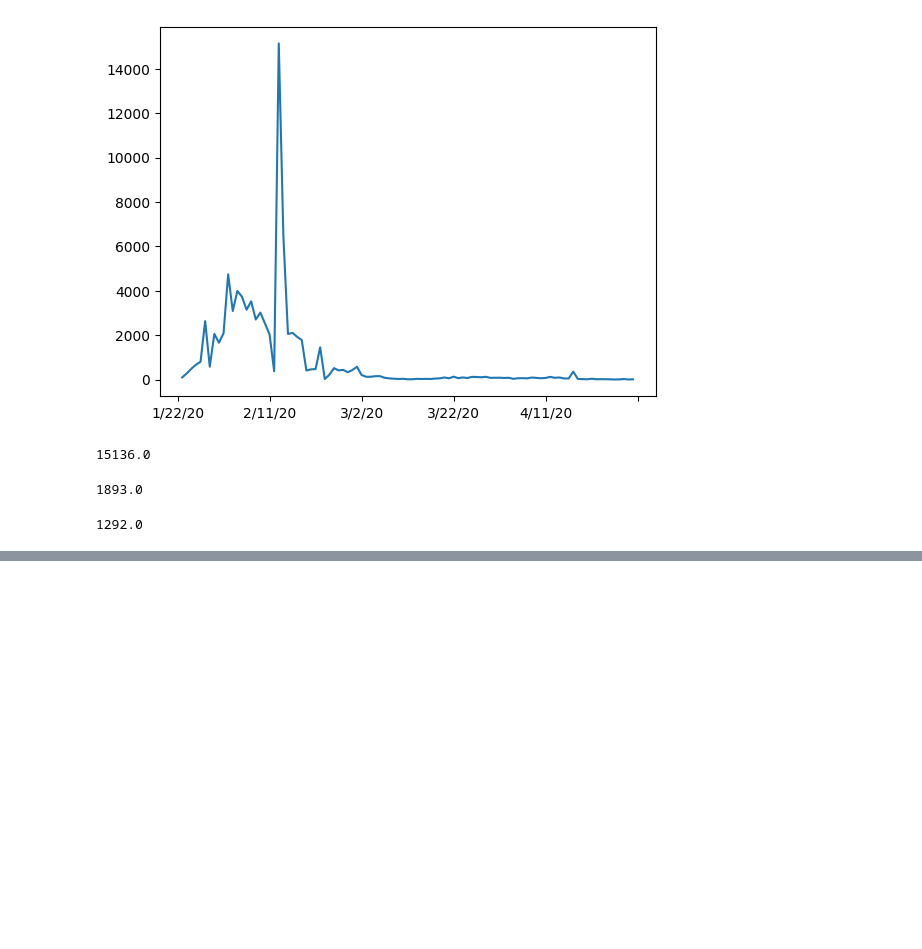
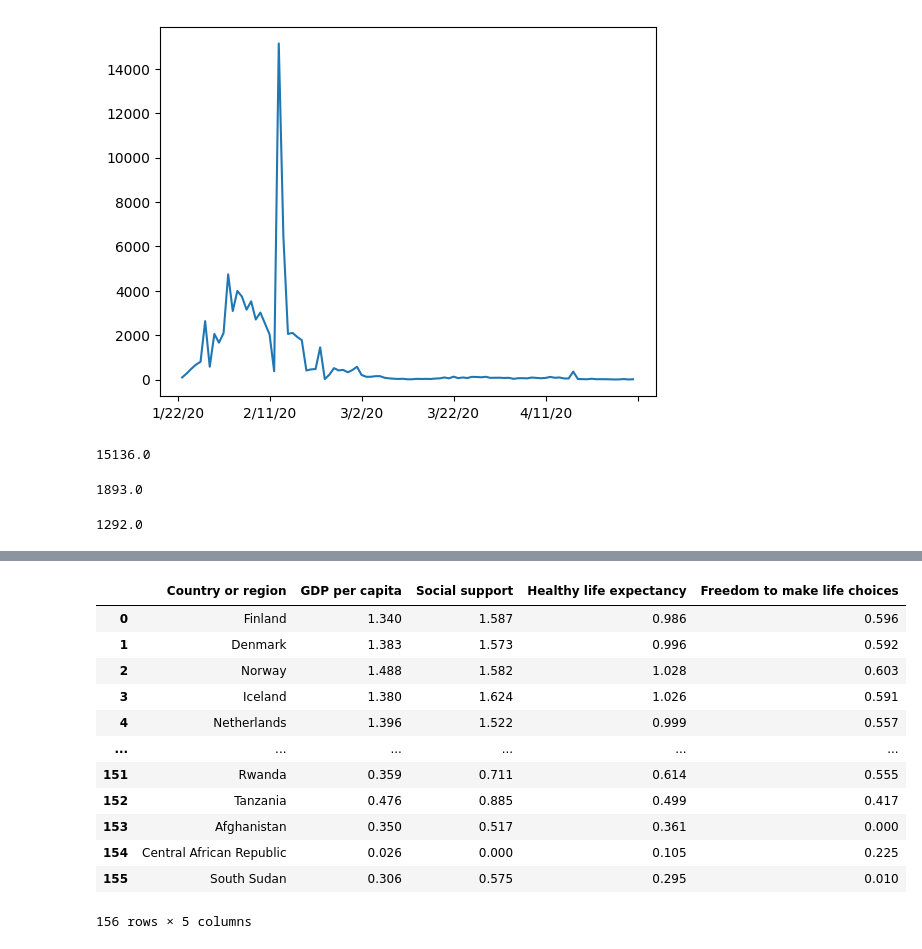
Before and after one commit to ZainDataS/CovidAndHappiness, a Jupyter notebook: Covid19_EDA.ipynb, the cells around one changed output, grey strips where cells are left out. Cells and saved outputs as stored; diff of their text form; code cells hidden in the pictures; blank space fills up the shorter version.

```diff
--- a/Covid19_EDA.ipynb
+++ b/Covid19_EDA.ipynb
@@ -90,0 +151,16 @@ covid_aggregate.loc["Pakistan"].diff().max()
+# %%
+happiness_report
+# %% [output]
+|  | Country or region | GDP per capita | Social support | Healthy life expectancy | Freedom to make life choices |
+| 0 | Finland | 1.340 | 1.587 | 0.986 | 0.596 |
+| 1 | Denmark | 1.383 | 1.573 | 0.996 | 0.592 |
+| 2 | Norway | 1.488 | 1.582 | 1.028 | 0.603 |
+| 3 | Iceland | 1.380 | 1.624 | 1.026 | 0.591 |
+| 4 | Netherlands | 1.396 | 1.522 | 0.999 | 0.557 |
+| ... | ... | ... | ... | ... | ... |
+| 151 | Rwanda | 0.359 | 0.711 | 0.614 | 0.555 |
+| 152 | Tanzania | 0.476 | 0.885 | 0.499 | 0.417 |
+| 153 | Afghanistan | 0.350 | 0.517 | 0.361 | 0.000 |
+| 154 | Central African Republic | 0.026 | 0.000 | 0.105 | 0.225 |
+| 155 | South Sudan | 0.306 | 0.575 | 0.295 | 0.010 |
+156 rows × 5 columns
```
Also changed, not shown: parts of 7 cells of this notebook.
